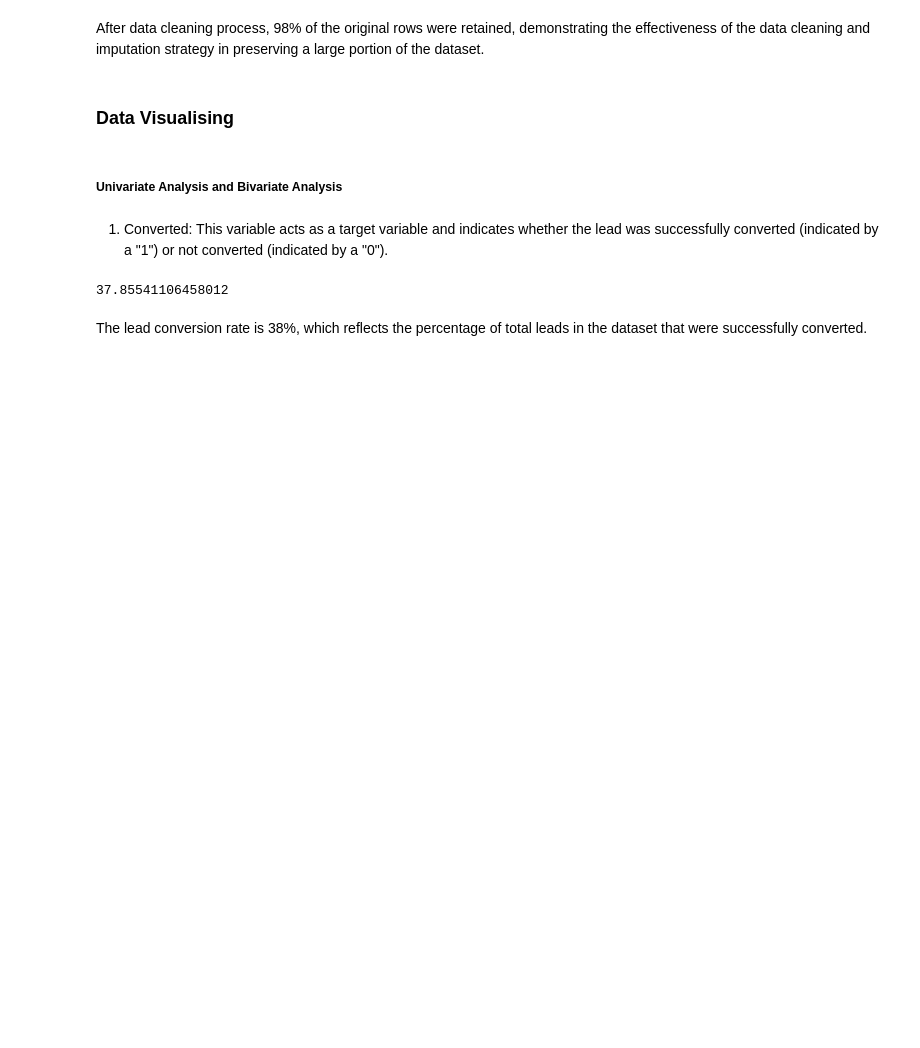
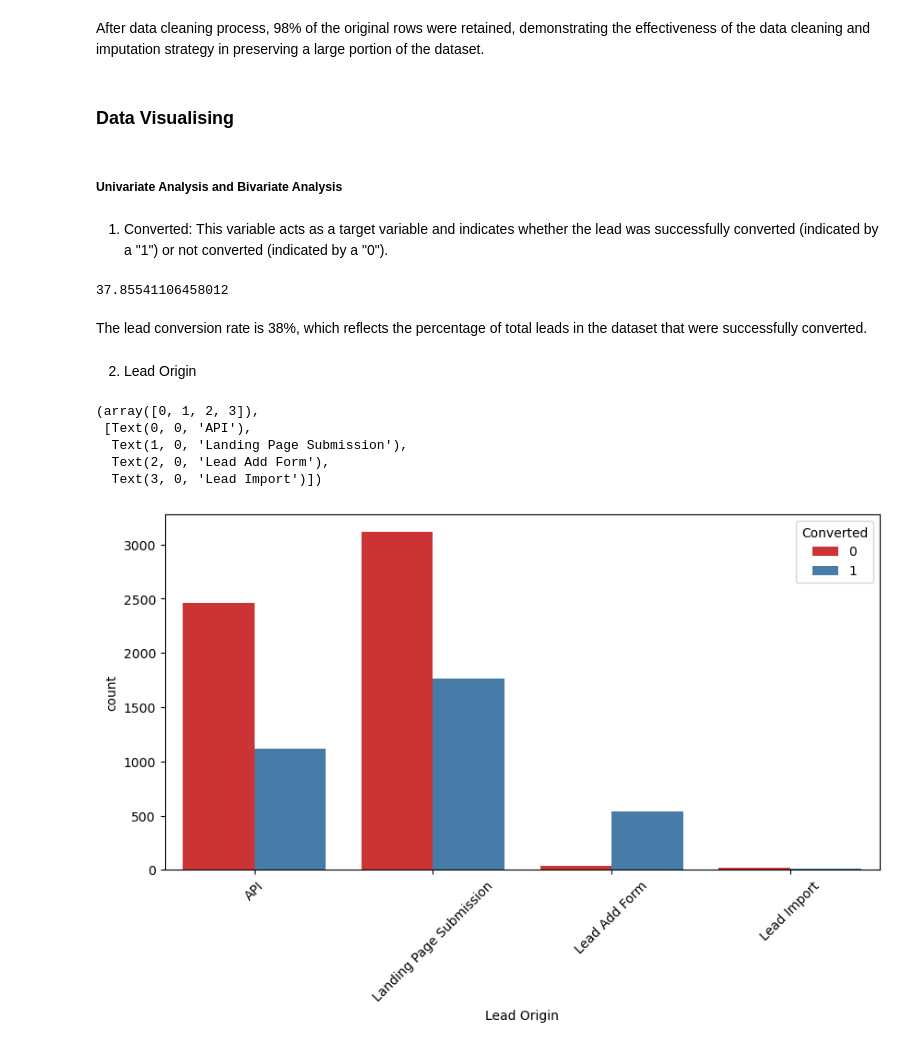
Before and after one commit to waiyanminkhaing/lead-scoring-case-study, a Jupyter notebook: Lead Scoring Case Study.ipynb, the cells around one changed output. Cells and saved outputs as stored; diff of their text form; code cells hidden in the pictures; blank space fills up the shorter version.

Commit message:
add data visualization

```diff
--- a/Lead Scoring Case Study.ipynb
+++ b/Lead Scoring Case Study.ipynb
@@ -363,3 +366,16 @@ Converted
 37.85541106458012
 # %% [markdown]
 The lead conversion rate is 38%, which reflects the percentage of total leads in the dataset that were successfully converted.
+# %% [markdown]
+2. Lead Origin
+# %%
+plt.figure(figsize=(10,5))
+sns.countplot(x = "Lead Origin", hue = "Converted", data = leads,palette='Set1')
+plt.xticks(rotation = 45)
+# %% [output]
+(array([0, 1, 2, 3]),
+ [Text(0, 0, 'API'),
+  Text(1, 0, 'Landing Page Submission'),
+  Text(2, 0, 'Lead Add Form'),
+  Text(3, 0, 'Lead Import')])
+[figure, added]
```
Also changed, not shown: parts of 116 cells of this notebook.
